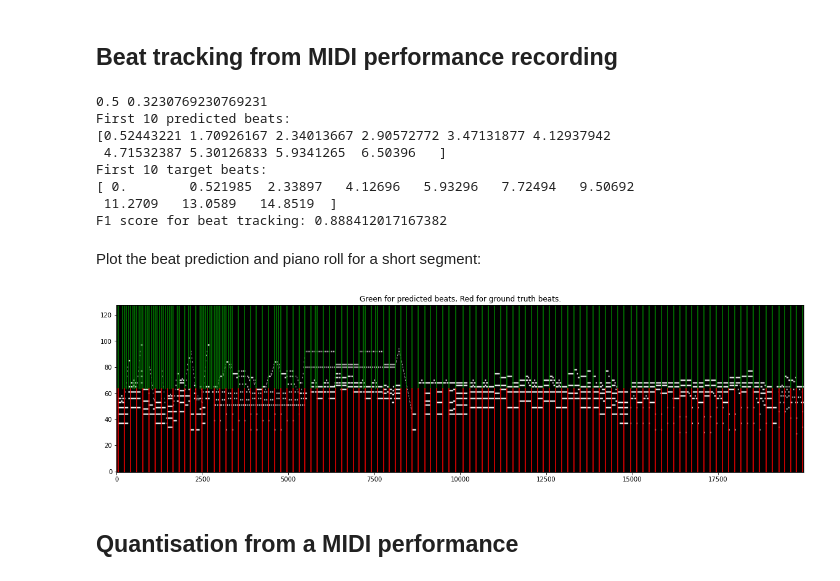
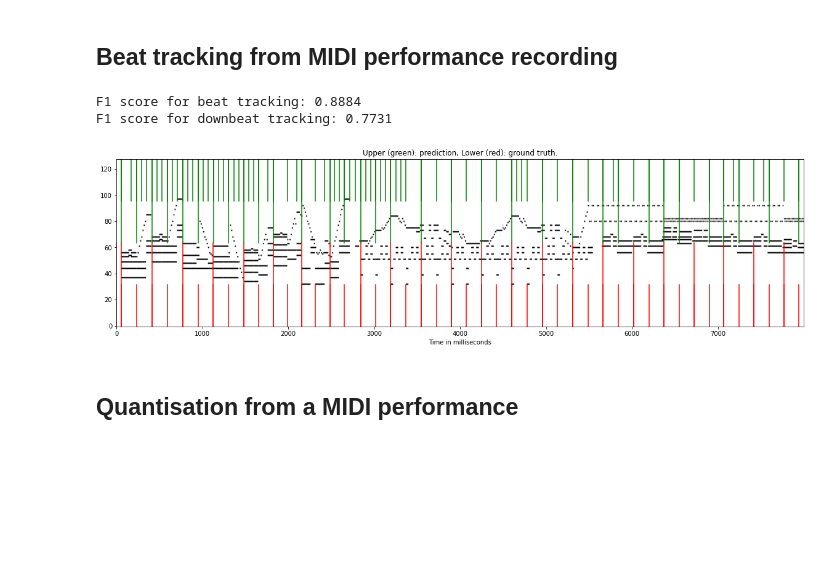
Before and after one commit to cheriell/PM2S, a Jupyter notebook: demo.ipynb, the cells around one changed output. Drawn from its saved outputs; the diff is of its cells as text; code cells hidden in the pictures; blank space fills up the shorter version.

```diff
--- a/demo.ipynb
+++ b/demo.ipynb
@@ -14,71 +14,72 @@ midi_recording = '../../datasets/A-MAPS_1.1/MAPS_MUS-bk_xmas1_ENSTDkCl.mid'
 processor = RNNJointBeatProcessor()
 
 # Process the MIDI recording to the beat predictions
-beats_pred = processor.process(midi_recording)
+beats_pred, downbeats_pred = processor.process(midi_recording)
 
 # Ground truth beats
 midi_data = pm.PrettyMIDI(midi_recording)
 beats_targ = midi_data.get_beats()
+downbeats_targ = midi_data.get_downbeats()
 
 # F-measure for beat tracking
 beats_pred_trimmed = mir_eval.beat.trim_beats(beats_pred)
 beats_targ_trimmed = mir_eval.beat.trim_beats(beats_targ)
-f1 = mir_eval.beat.f_measure(beats_targ_trimmed, beats_pred_trimmed)
+f1_beats = mir_eval.beat.f_measure(beats_targ_trimmed, beats_pred_trimmed)
 
-print('First 10 predicted beats:')
-print(beats_pred[:10])
-print('First 10 target beats:')
-print(beats_targ[:10])
-print('F1 score for beat tracking: {}'.format(f1))
+# F-measure for downbeat tracking
+downbeats_pred_trimmed = mir_eval.beat.trim_beats(downbeats_pred)
+downbeats_targ_trimmed = mir_eval.beat.trim_beats(downbeats_targ)
+f1_downbeats = mir_eval.beat.f_measure(downbeats_targ_trimmed, downbeats_pred_trimmed)
+
+print('F1 score for beat tracking: {:.4f}'.format(f1_beats))
+print('F1 score for downbeat tracking: {:.4f}'.format(f1_downbeats))
 # %% [output]
-0.5 0.3230769230769231
-First 10 predicted beats:
-[0.52443221 1.70926167 2.34013667 2.90572772 3.47131877 4.12937942
- 4.71532387 5.30126833 5.9341265  6.50396   ]
-First 10 target beats:
-[ 0.        0.521985  2.33897   4.12696   5.93296   7.72494   9.50692
- 11.2709   13.0589   14.8519  ]
-F1 score for beat tracking: 0.888412017167382
+F1 score for beat tracking: 0.8884
+F1 score for downbeat tracking: 0.7731
-# %% [markdown]
-Plot the beat prediction and piano roll for a short segment:
 # %%
+# Plot the beat prediction and pianoroll
+
 import numpy as np
 import pretty_midi as pm
 import matplotlib.pyplot as plt
 
 def get_piano_roll(midi_file, start_time, end_time):
 
     pr = np.zeros((128, int((end_time - start_time) * 100)))
 
     for instrument in pm.PrettyMIDI(midi_file).instruments:
         for note in instrument.notes:
             if note.start >= end_time or note.end <= start_time:
                 continue
             start = int((note.start - start_time) * 100)
             end = int((note.end - start_time) * 100)
 
             pr[note.pitch, start:end] = 1
 
     return pr
 
-midi_data = pm.PrettyMIDI(midi_recording)
-beats_targ = midi_data.get_beats()
-
-start_time, end_time = 0, 200
+start_time, end_time = 0, 80
 beats_pred_seg = beats_pred[np.logical_and(beats_pred >= start_time, beats_pred <= end_time)]
 beats_targ_seg = beats_targ[np.logical_and(beats_targ >= start_time, beats_targ <= end_time)]
+downbeats_pred_seg = downbeats_pred[np.logical_and(downbeats_pred >= start_time, downbeats_pred <= end_time)]
+downbeats_targ_seg = downbeats_targ[np.logical_and(downbeats_targ >= start_time, downbeats_targ <= end_time)]
 pr_seg = get_piano_roll(midi_recording, start_time, end_time)
 
 plt.figure(figsize=(20, 5))
-plt.imshow(pr_seg, aspect='auto', origin='lower', cmap='gray')
+plt.imshow(1-pr_seg, aspect='auto', origin='lower', cmap='gray')
 for b in beats_pred_seg:
-    plt.axvline(x=(b - start_time) * 100, ymin=0.5, ymax=1, color='g')
+    plt.axvline(x=(b - start_time) * 100, ymin=0.75, ymax=1, color='green')
 for b in beats_targ_seg:
-    plt.axvline(x=(b - start_time) * 100, ymin=0, ymax=0.5, color='r')
-plt.title('Green for predicted beats, Red for ground truth beats.')
+    plt.axvline(x=(b - start_time) * 100, ymin=0, ymax=0.25, color='red')
+for b in downbeats_pred_seg:
+    plt.axvline(x=(b - start_time) * 100, ymin=0.5, ymax=1, color='green')
+for b in downbeats_targ_seg:
+    plt.axvline(x=(b - start_time) * 100, ymin=0, ymax=0.5, color='red')
+plt.xlabel('Time in milliseconds')
+plt.title('Upper (green): prediction, Lower (red): ground truth.')
 plt.show()
 # %% [output]
-[figure, old version]
+[figure, new version]
 # %% [markdown]
 ## Quantisation from a MIDI performance
 # %%
```
Also changed, not shown: parts of 4 cells of this notebook, 15 other files.
